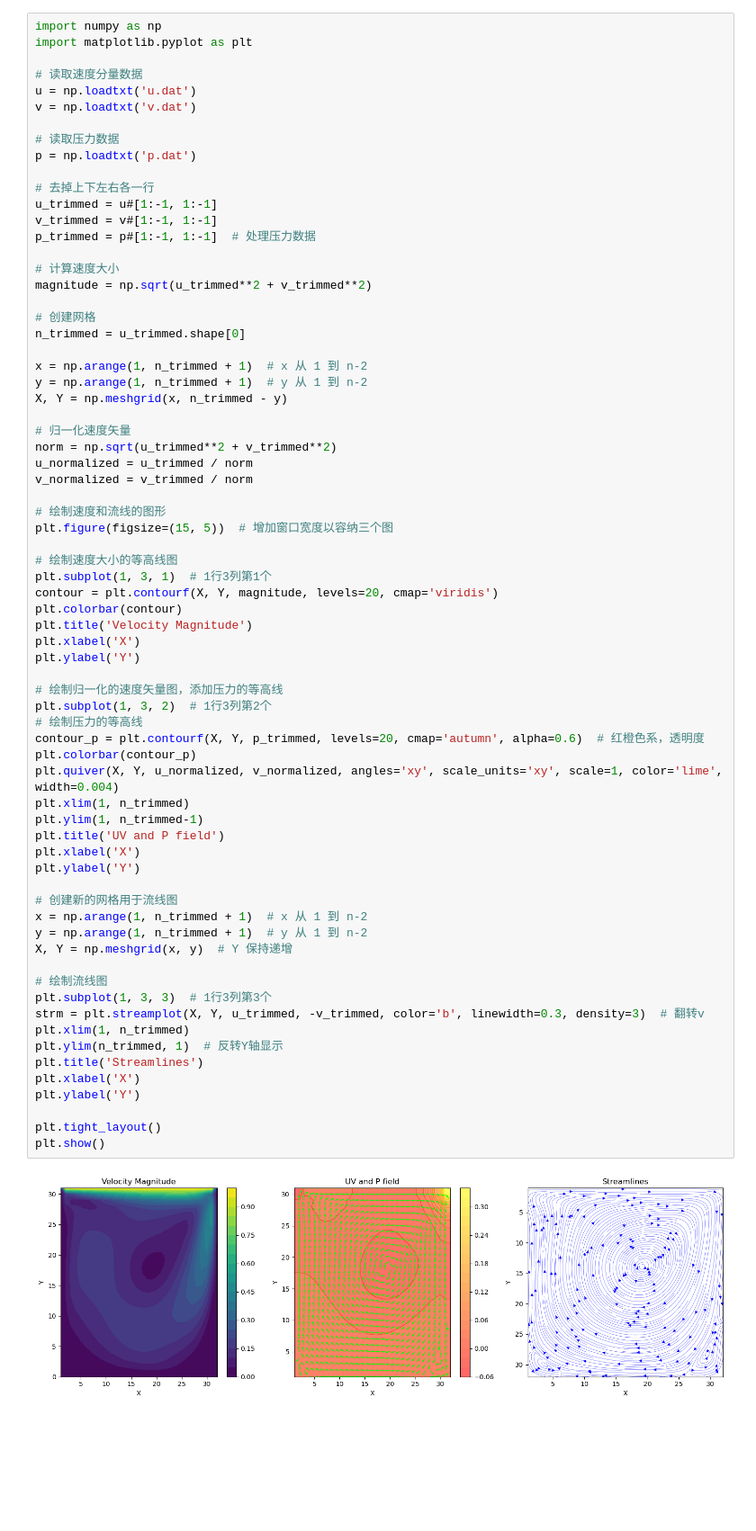
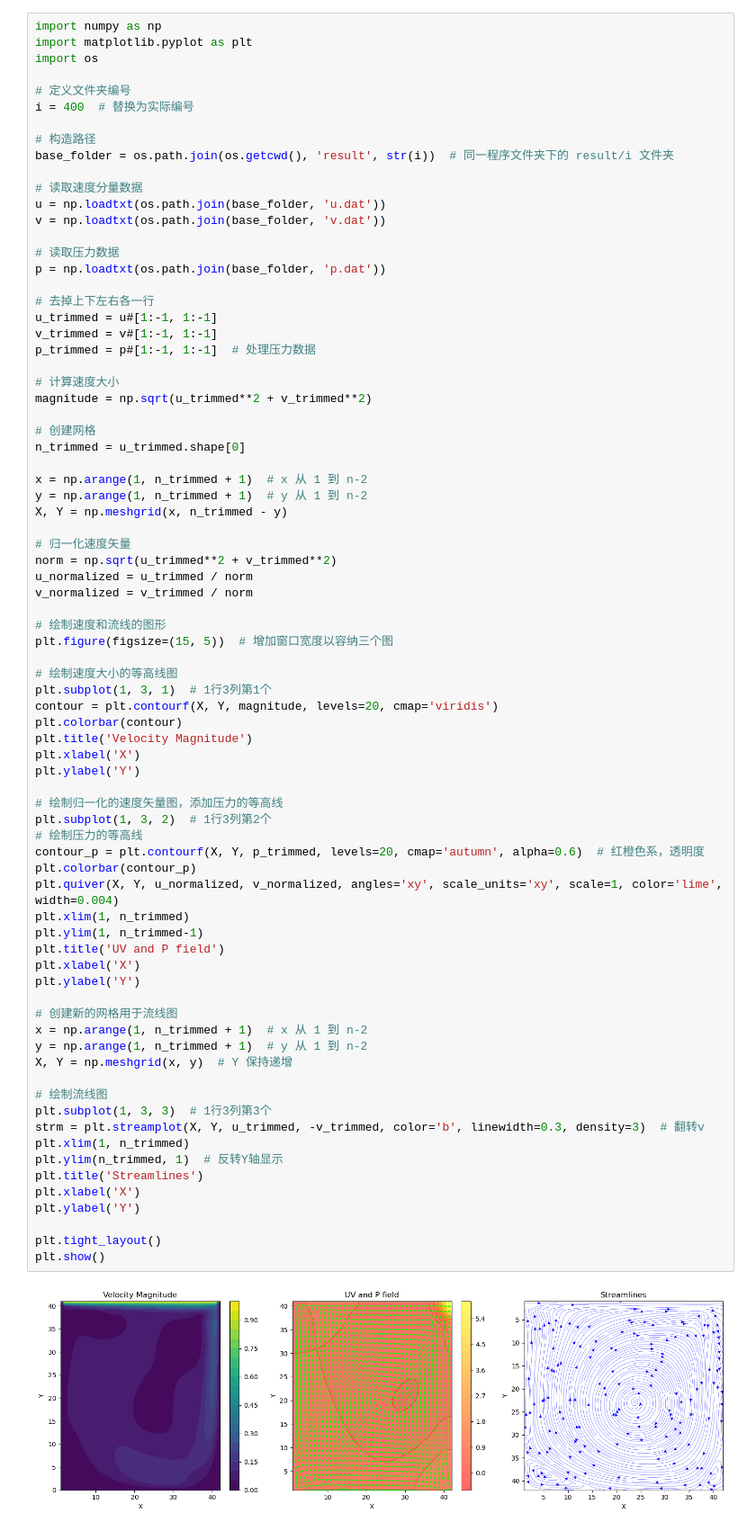
Before and after one commit to midway-official/DNS_solver, a Jupyter notebook: plot.ipynb, the cells around one changed output. Shown at 90% size. Saved outputs shown, nothing was run; the diff lists cells and outputs as text; blank space fills up the shorter version.

```diff
--- a/plot.ipynb
+++ b/plot.ipynb
@@ -1,13 +1,20 @@
 # %%
 import numpy as np
 import matplotlib.pyplot as plt
+import os
+
+# 定义文件夹编号
+i = 400  # 替换为实际编号
+
+# 构造路径
+base_folder = os.path.join(os.getcwd(), 'result', str(i))  # 同一程序文件夹下的 result/i 文件夹
 
 # 读取速度分量数据
-u = np.loadtxt('u.dat')
-v = np.loadtxt('v.dat')
+u = np.loadtxt(os.path.join(base_folder, 'u.dat'))
+v = np.loadtxt(os.path.join(base_folder, 'v.dat'))
 
 # 读取压力数据
-p = np.loadtxt('p.dat')
+p = np.loadtxt(os.path.join(base_folder, 'p.dat'))
 
 # 去掉上下左右各一行
 u_trimmed = u#[1:-1, 1:-1]
@@ -42,31 +49,31 @@ plt.ylabel('Y')
 
 # 绘制归一化的速度矢量图，添加压力的等高线
 plt.subplot(1, 3, 2)  # 1行3列第2个
 # 绘制压力的等高线
 contour_p = plt.contourf(X, Y, p_trimmed, levels=20, cmap='autumn', alpha=0.6)  # 红橙色系，透明度
 plt.colorbar(contour_p)
 plt.quiver(X, Y, u_normalized, v_normalized, angles='xy', scale_units='xy', scale=1, color='lime', width=0.004)
 plt.xlim(1, n_trimmed)
 plt.ylim(1, n_trimmed-1)
 plt.title('UV and P field')
 plt.xlabel('X')
 plt.ylabel('Y')
 
 # 创建新的网格用于流线图
 x = np.arange(1, n_trimmed + 1)  # x 从 1 到 n-2
 y = np.arange(1, n_trimmed + 1)  # y 从 1 到 n-2
 X, Y = np.meshgrid(x, y)  # Y 保持递增
 
 # 绘制流线图
 plt.subplot(1, 3, 3)  # 1行3列第3个
 strm = plt.streamplot(X, Y, u_trimmed, -v_trimmed, color='b', linewidth=0.3, density=3)  # 翻转v
 plt.xlim(1, n_trimmed)
 plt.ylim(n_trimmed, 1)  # 反转Y轴显示
 plt.title('Streamlines')
 plt.xlabel('X')
 plt.ylabel('Y')
 
 plt.tight_layout()
 plt.show()
 # %% [output]
-[figure, old version]
+[figure, new version]
```
